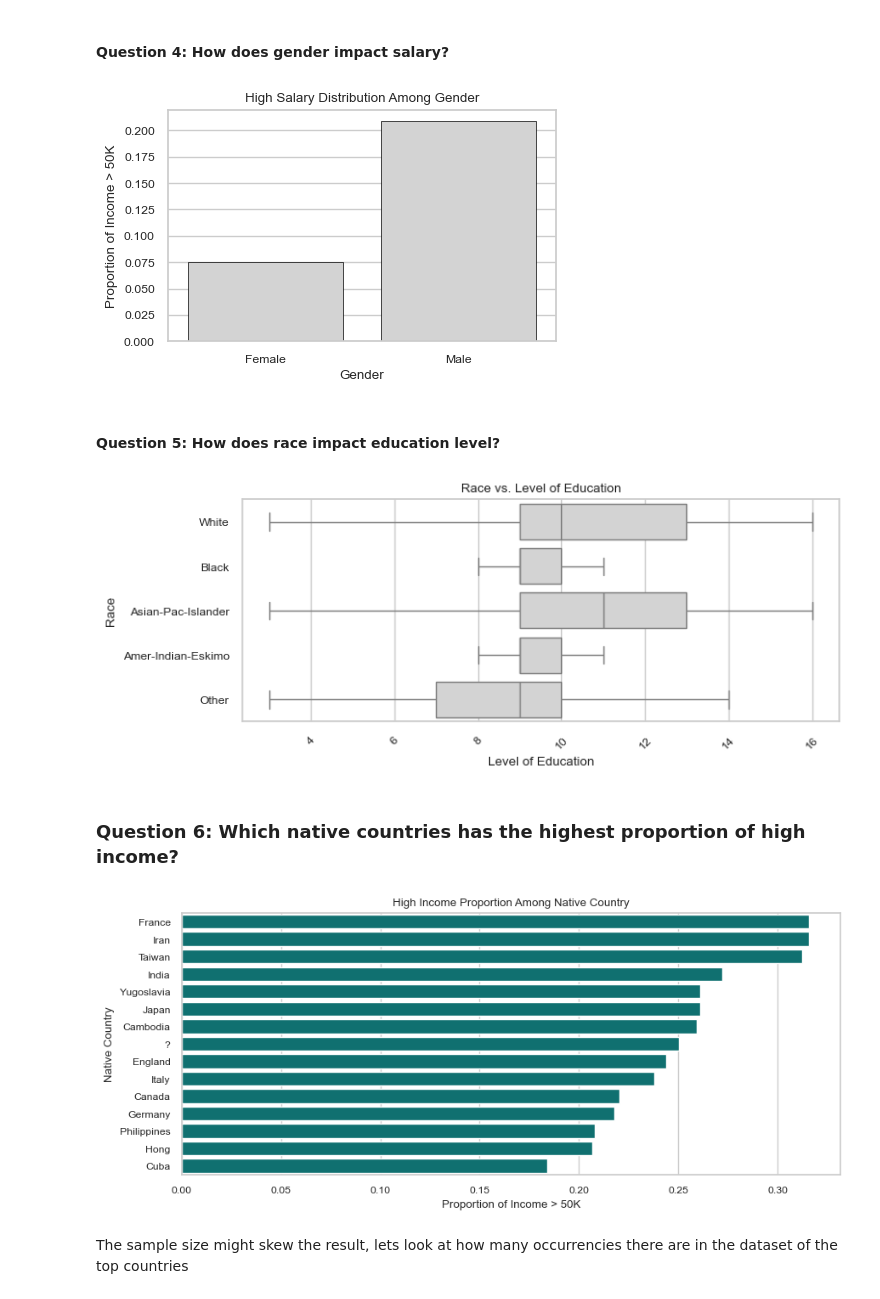
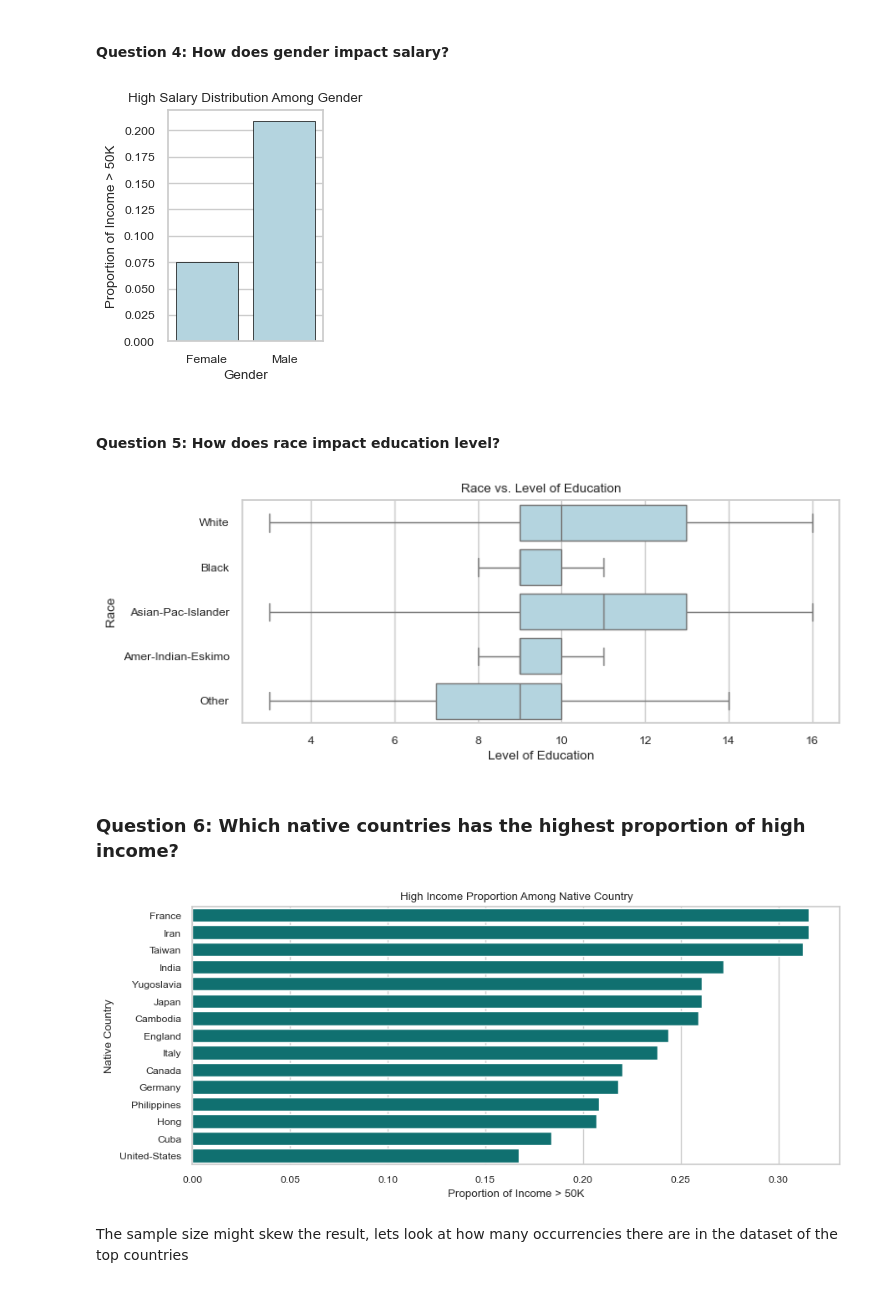
Before and after one commit to ss73/Programming-in-Python-Standard-and-External-Library-Packages-5KK048-53603, a Jupyter notebook: examination-track-2-salary-prediction.ipynb, the cells around one changed output. Saved outputs shown, nothing was run; the diff lists cells and outputs as text; code cells hidden in the pictures.

```diff
--- a/examination-track-2-salary-prediction.ipynb
+++ b/examination-track-2-salary-prediction.ipynb
@@ -223,33 +223,37 @@ plt.show()
 # %%
 # Calculate the income distribution within each education length group
 income_distribution = df_cleaned.groupby('sex', observed=False)['above-50k'].mean()
 # Plot the income distribution
-plt.figure(figsize=(5, 3))
+plt.figure(figsize=(2, 3))
 #sns.barplot(x=income_distribution.index, y=income_distribution.values, palette='Set1', hue=income_distribution.index)
-sns.barplot(x=income_distribution.index, y=income_distribution.values, color='lightgray', edgecolor='black', linewidth=0.5)
+sns.barplot(x=income_distribution.index, y=income_distribution.values, color='lightblue', edgecolor='black', linewidth=0.5)
 plt.xlabel('Gender')
 plt.ylabel('Proportion of Income > 50K')
 plt.title('High Salary Distribution Among Gender')
 plt.show()
 # %% [output]
-[figure, old version]
+[figure, new version]
 # %% [markdown]
 #### Question 5: How does race impact education level?
 # %%
 plt.figure(figsize=(8, 3))
-sns.boxplot(y='race', x='education-num', data=df_cleaned, showfliers=False, color='lightgray')
+sns.boxplot(y='race', x='education-num', data=df_cleaned, showfliers=False, color='lightblue')
 plt.ylabel('Race')
 plt.xlabel('Level of Education')
 plt.title('Race vs. Level of Education')
-plt.xticks(rotation=45)
+#plt.xticks(rotation=45)
 plt.show()
 # %% [output]
-[figure, old version]
+[figure, new version]
 # %% [markdown]
 ### Question 6: Which native countries has the highest proportion of high income?
 # %%
+# Replace '?' with 'undefined' in the 'native-country' column
+df_cleaned['native-country'] = df_cleaned['native-country'].replace('?', 'Undefined')
 #Calculate the income distribution within each native country
 income_distribution = df_cleaned.groupby('native-country', observed=False)['above-50k'].mean()
+# Remove rows where native-country is 'Undefined'
+income_distribution = income_distribution[income_distribution.index != 'Undefined']
 # Sort the income distribution in descending order and select the top 15
 income_distribution = income_distribution.sort_values(ascending=False).head(15)
 #income_distribution = income_distribution.sort_values(ascending=False)
@@ -260,7 +264,7 @@ plt.xlabel('Proportion of Income > 50K')
 plt.title('High Income Proportion Among Native Country')
 plt.show()
 # %% [output]
-[figure, old version]
+[figure, new version]
 # %% [markdown]
 The sample size might skew the result, lets look at how many occurrencies there are in the dataset of the top countries
 # %%
```
Also changed, not shown: parts of 8 cells of this notebook.
